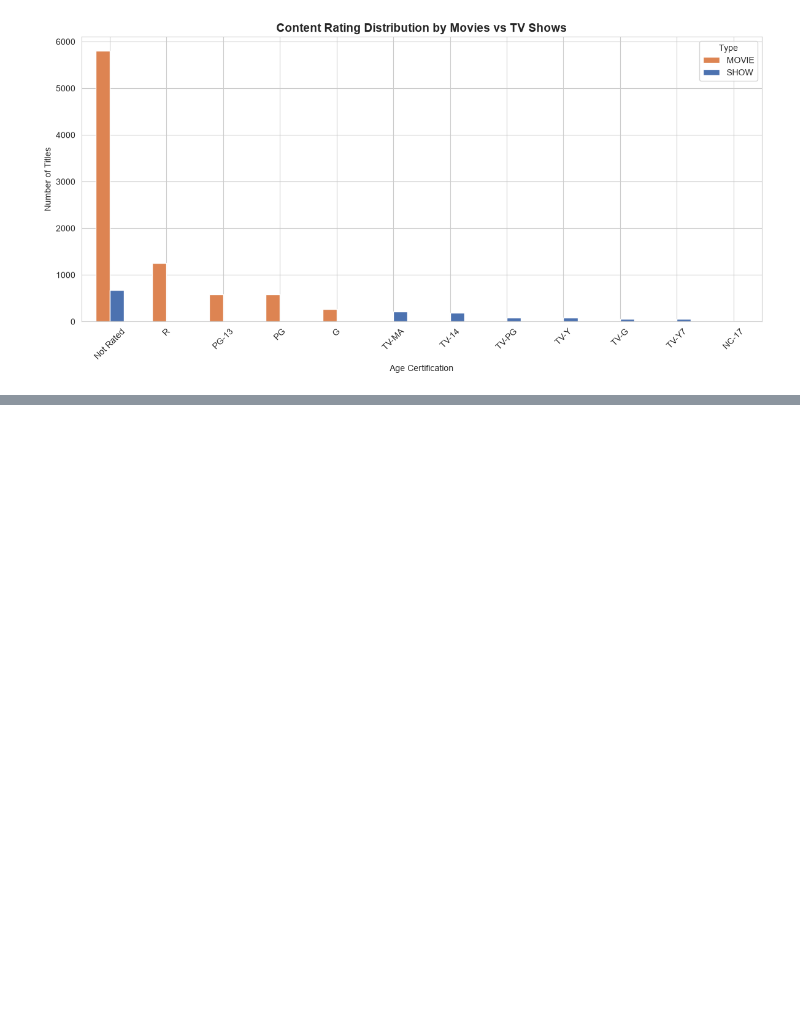
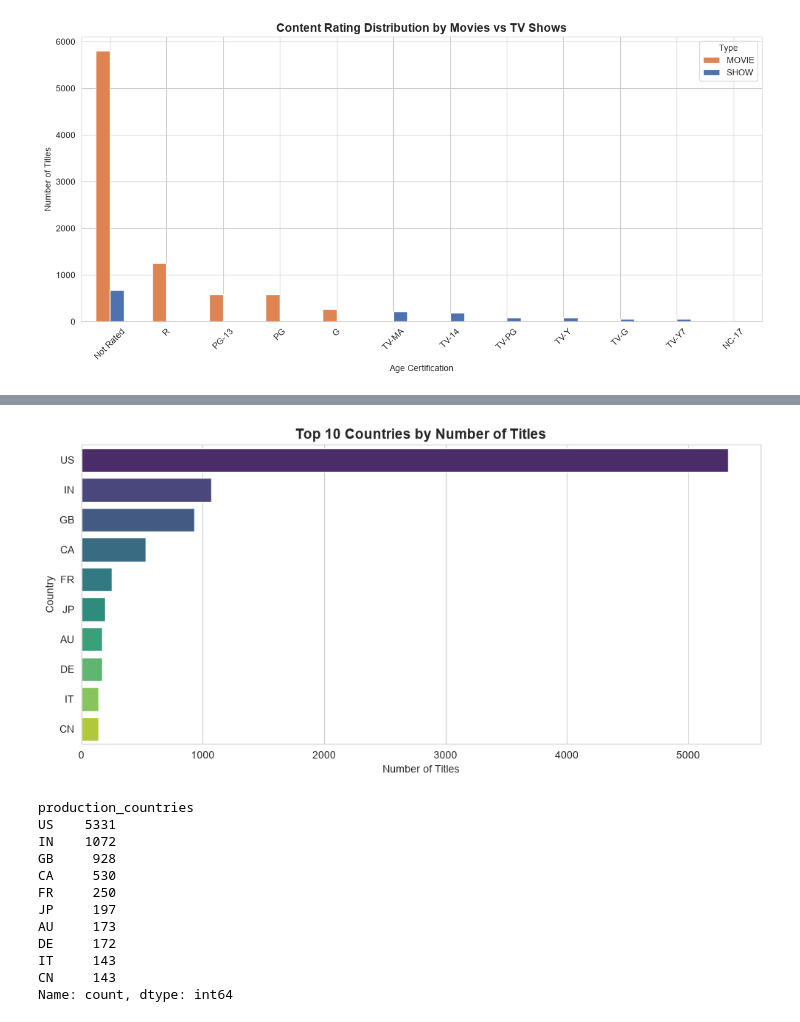
Before and after one commit to Engineer-purvesh18/Amazon_Analysis, a Jupyter notebook: AmazonPrime_Analysis.ipynb, the cells around one changed output, grey strips where cells are left out. Drawn from its saved outputs; the diff is of its cells as text; code cells hidden in the pictures; blank space fills up the shorter version.

```diff
--- a/AmazonPrime_Analysis.ipynb
+++ b/AmazonPrime_Analysis.ipynb
@@ -449,0 +483,28 @@ plt.show()
+# %%
+country_exploded = df.explode('production_countries').reset_index(drop=True)
+top_countries = country_exploded['production_countries'].value_counts().head(10)
+
+fig, ax = plt.subplots(figsize=(10, 5))
+sns.barplot(x=top_countries.values, y=top_countries.index, hue=top_countries.index,
+            palette='viridis', legend=False, ax=ax)
+ax.set_title('Top 10 Countries by Number of Titles', fontsize=14, fontweight='bold')
+ax.set_xlabel('Number of Titles')
+ax.set_ylabel('Country')
+plt.tight_layout()
+plt.show()
+
+top_countries
+# %% [output]
+[figure, added]
+production_countries
+US    5331
+IN    1072
+GB     928
+CA     530
+FR     250
+JP     197
+AU     173
+DE     172
+IT     143
+CN     143
+Name: count, dtype: int64
```
Also changed, not shown: parts of 2 cells of this notebook.
